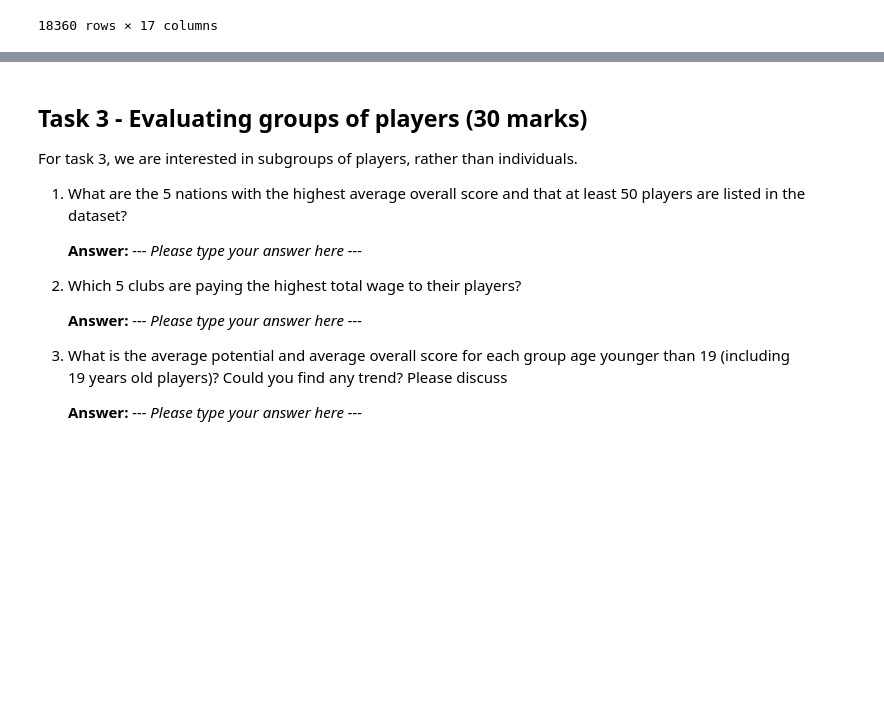
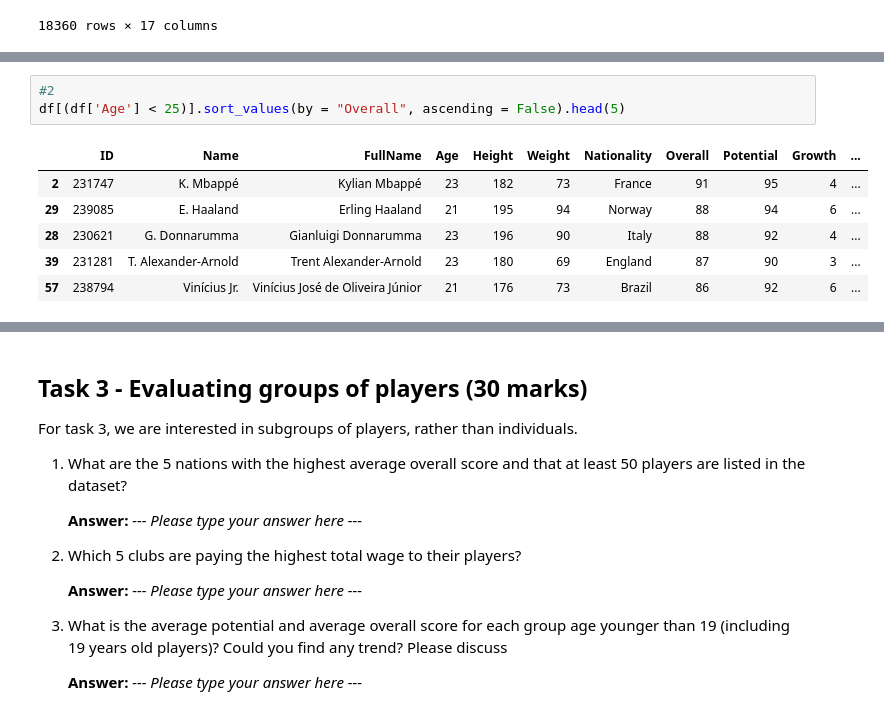
Before and after one commit to lsyurievna/COMP3400_A1, a Jupyter notebook: DataPreprocessing - A1 (name-mun id).ipynb, the cells around one changed output, grey strips where cells are left out. Drawn from its saved outputs; the diff is of its cells as text; blank space fills up the shorter version.

```diff
--- a/DataPreprocessing - A1 (name-mun id).ipynb
+++ b/DataPreprocessing - A1 (name-mun id).ipynb
@@ -155,0 +162,10 @@ In the this task, we are interested in discovering several things about the play
+# %%
+#2
+df[(df['Age'] < 25)].sort_values(by = "Overall", ascending = False).head(5)
+# %% [output]
+|  | ID | Name | FullName | Age | Height | Weight | Nationality | Overall | Potential | Growth | ... |
+| 2 | 231747 | K. Mbappé | Kylian Mbappé | 23 | 182 | 73 | France | 91 | 95 | 4 | ... |
+| 29 | 239085 | E. Haaland | Erling Haaland | 21 | 195 | 94 | Norway | 88 | 94 | 6 | ... |
+| 28 | 230621 | G. Donnarumma | Gianluigi Donnarumma | 23 | 196 | 90 | Italy | 88 | 92 | 4 | ... |
+| 39 | 231281 | T. Alexander-Arnold | Trent Alexander-Arnold | 23 | 180 | 69 | England | 87 | 90 | 3 | ... |
+| 57 | 238794 | Vinícius Jr. | Vinícius José de Oliveira Júnior | 21 | 176 | 73 | Brazil | 86 | 92 | 6 | ... |
```
Also changed, not shown: parts of 4 cells of this notebook.
